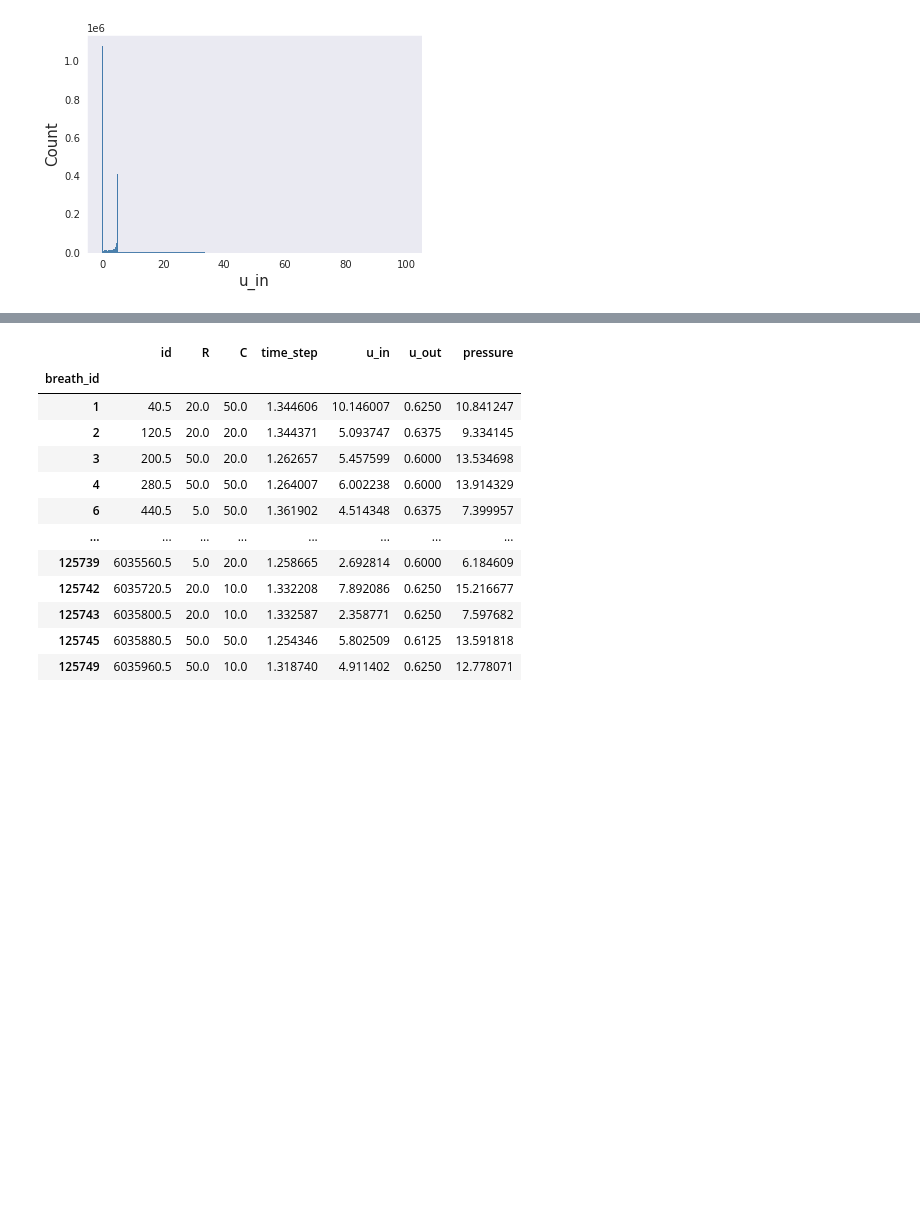
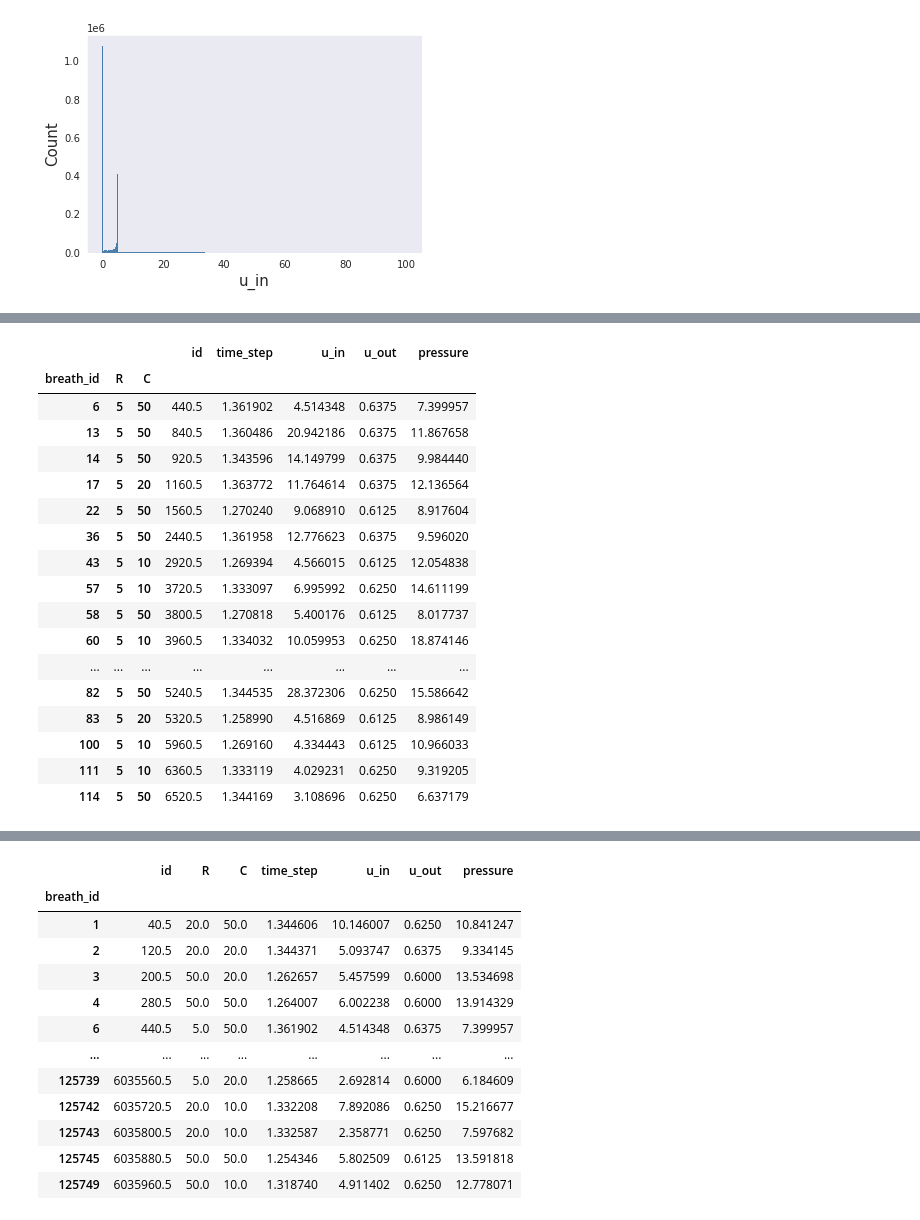
Before and after one commit to sumakarnam/DSI-Capstone, a Jupyter notebook: Ventilator_Pressure_Prediction/code/EDA.ipynb, the cells around one changed output, grey strips where cells are left out. Cells and saved outputs as stored; diff of their text form; code cells hidden in the pictures; blank space fills up the shorter version.

```diff
--- a/Ventilator_Pressure_Prediction/code/EDA.ipynb
+++ b/Ventilator_Pressure_Prediction/code/EDA.ipynb
@@ -298 +302,22 @@ Text(0, 0.5, 'Pressure')
+# %%
+data[data['R']==5].groupby(['breath_id', 'R', 'C']).mean().head(20)
+# %% [output]
+|  |  |  | id | time_step | u_in | u_out | pressure |
+| breath_id | R | C |  |  |  |  |  |
+| 6 | 5 | 50 | 440.5 | 1.361902 | 4.514348 | 0.6375 | 7.399957 |
+| 13 | 5 | 50 | 840.5 | 1.360486 | 20.942186 | 0.6375 | 11.867658 |
+| 14 | 5 | 50 | 920.5 | 1.343596 | 14.149799 | 0.6375 | 9.984440 |
+| 17 | 5 | 20 | 1160.5 | 1.363772 | 11.764614 | 0.6375 | 12.136564 |
+| 22 | 5 | 50 | 1560.5 | 1.270240 | 9.068910 | 0.6125 | 8.917604 |
+| 36 | 5 | 50 | 2440.5 | 1.361958 | 12.776623 | 0.6375 | 9.596020 |
+| 43 | 5 | 10 | 2920.5 | 1.269394 | 4.566015 | 0.6125 | 12.054838 |
+| 57 | 5 | 10 | 3720.5 | 1.333097 | 6.995992 | 0.6250 | 14.611199 |
+| 58 | 5 | 50 | 3800.5 | 1.270818 | 5.400176 | 0.6125 | 8.017737 |
+| 60 | 5 | 10 | 3960.5 | 1.334032 | 10.059953 | 0.6250 | 18.874146 |
+| ... | ... | ... | ... | ... | ... | ... | ... |
+| 82 | 5 | 50 | 5240.5 | 1.344535 | 28.372306 | 0.6250 | 15.586642 |
+| 83 | 5 | 20 | 5320.5 | 1.258990 | 4.516869 | 0.6125 | 8.986149 |
+| 100 | 5 | 10 | 5960.5 | 1.269160 | 4.334443 | 0.6125 | 10.966033 |
+| 111 | 5 | 10 | 6360.5 | 1.333119 | 4.029231 | 0.6250 | 9.319205 |
+| 114 | 5 | 50 | 6520.5 | 1.344169 | 3.108696 | 0.6250 | 6.637179 |
 # %%
```
Also changed, not shown: parts of 5 cells of this notebook, 12 other files.
